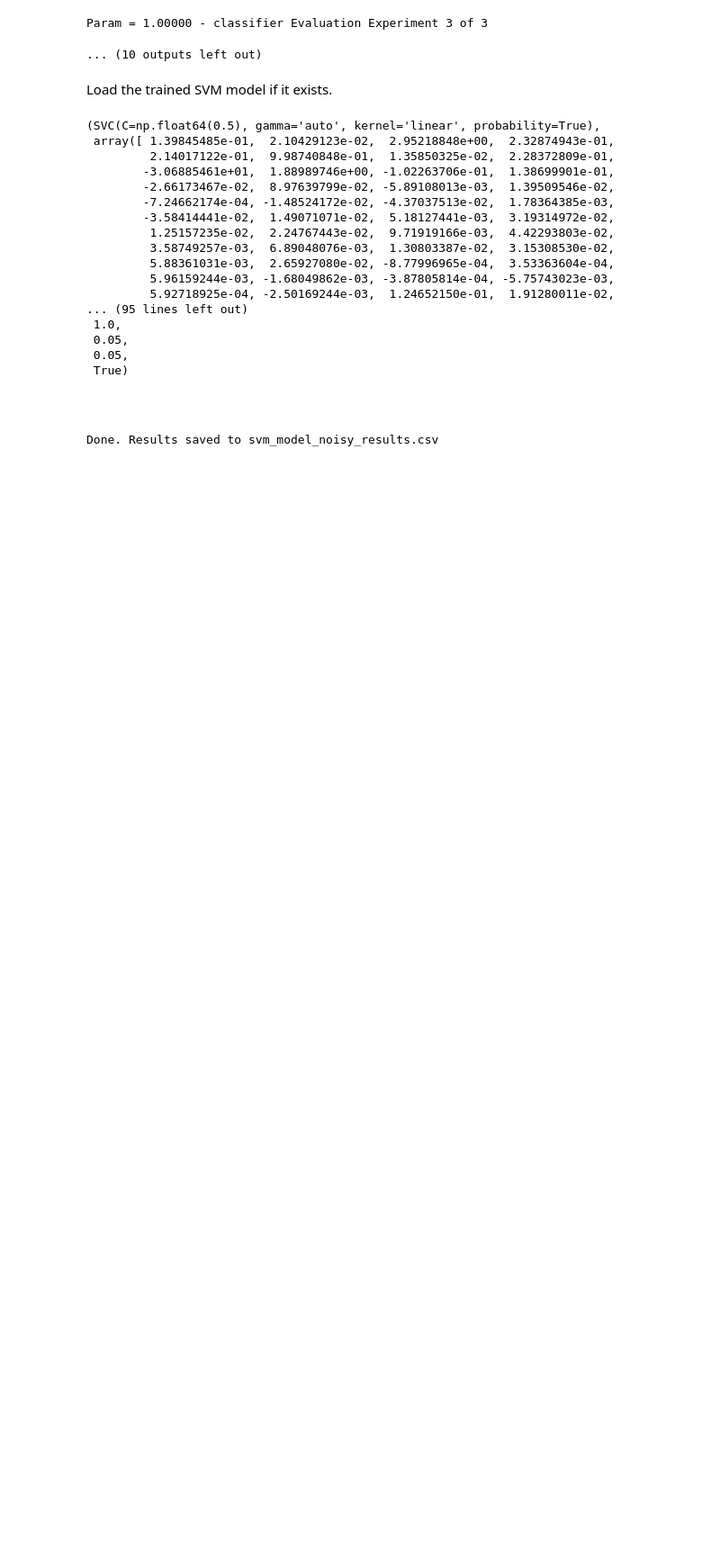
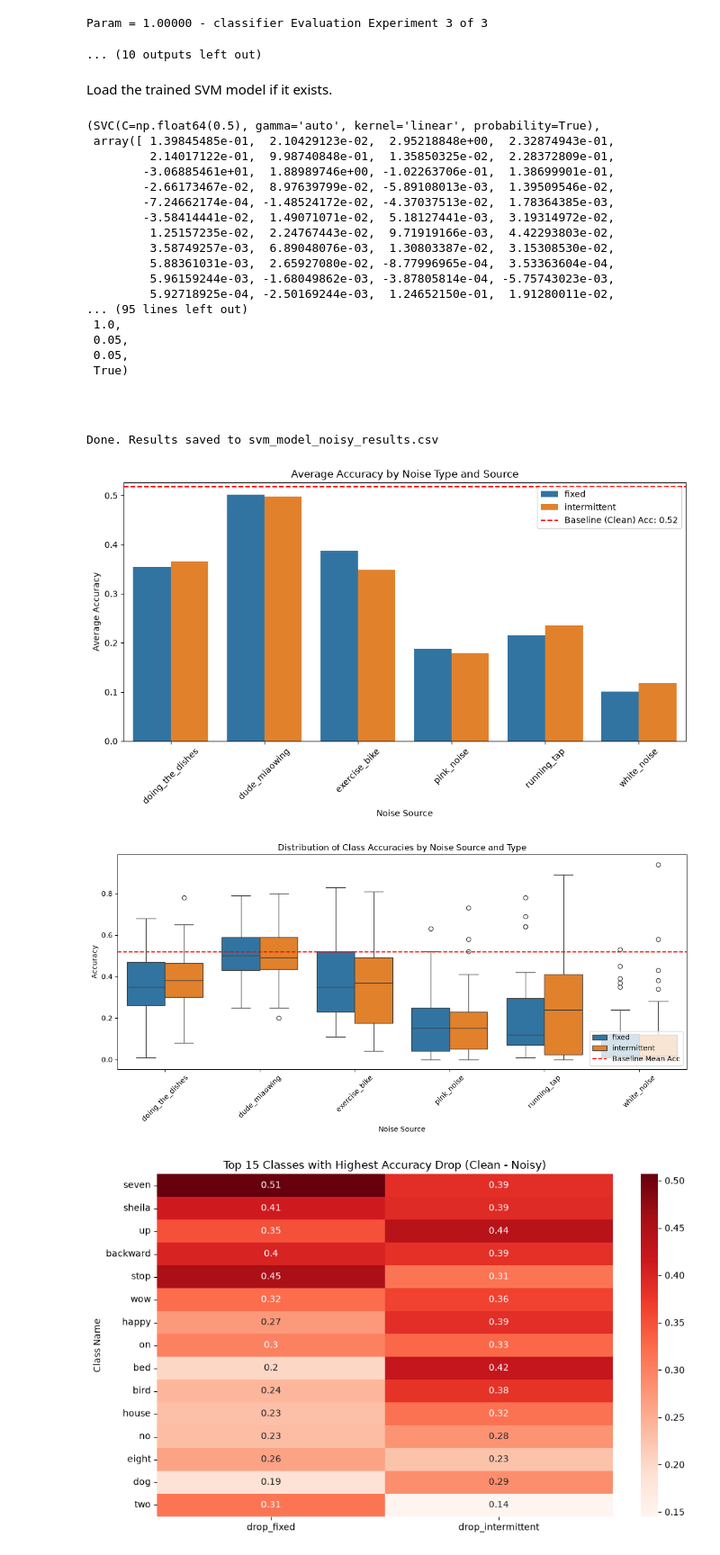
Before and after one commit to Yangix-w/SpeechCommandsClassification, a Jupyter notebook: main.ipynb, the cells around one changed output. Shown at 90% size. Saved outputs shown, nothing was run; the diff lists cells and outputs as text; code cells hidden in the pictures; blank space fills up the shorter version.

```diff
--- a/main.ipynb
+++ b/main.ipynb
@@ -307,3 +390,81 @@ with open(csv_name, "w", newline="", encoding="utf-8") as f:
 print("Done. Results saved to", csv_name)
 # %% [output]
 Done. Results saved to svm_model_noisy_results.csv
+# %%
+import pandas as pd
+import matplotlib.pyplot as plt
+import seaborn as sns
+
+# 1. Caricamento dei dati
+df_clean = pd.read_csv('svm_model_results.csv')
+df_noisy = pd.read_csv('svm_model_noisy_results.csv')
+
+# Calcolo dell'accuratezza media di base (sui dati puliti)
+baseline_acc = df_clean['accuracy'].mean()
+
+# ==========================================
+# GRAFICO 1: Bar Plot (Average Accuracy by Noise Type and Source)
+# ==========================================
+# Aggreghiamo i dati rumorosi per tipo e nome del rumore
+agg_noise = df_noisy.groupby(['noise_type', 'noise_name'])['accuracy'].mean().reset_index()
+
+plt.figure(figsize=(10, 6))
+sns.barplot(data=agg_noise, x='noise_name', y='accuracy', hue='noise_type')
+plt.axhline(baseline_acc, color='red', linestyle='--', label=f'Baseline (Clean) Acc: {baseline_acc:.2f}')
+plt.title('Average Accuracy by Noise Type and Source')
+plt.ylabel('Average Accuracy')
+plt.xlabel('Noise Source')
+plt.xticks(rotation=45)
+plt.legend()
+plt.tight_layout()
+plt.savefig('accuracy_by_noise.png')
+# plt.show() # Decommenta per visualizzare a schermo invece di salvare
+
+# ==========================================
+# GRAFICO 2: Boxplot (Distribution of Accuracies across classes)
+# ==========================================
+plt.figure(figsize=(12, 6))
+sns.boxplot(data=df_noisy, x='noise_name', y='accuracy', hue='noise_type')
+plt.axhline(baseline_acc, color='red', linestyle='--', label='Baseline Mean Acc')
+plt.title('Distribution of Class Accuracies by Noise Source and Type')
+plt.ylabel('Accuracy')
+plt.xlabel('Noise Source')
+plt.xticks(rotation=45)
+plt.legend(loc='lower right')
+plt.tight_layout()
+plt.savefig('boxplot_accuracy.png')
+# plt.show() # Decommenta per visualizzare a schermo invece di salvare
+
+# ==========================================
+# GRAFICO 3: Heatmap (Accuracy drop compared to baseline)
+# ==========================================
+# Prepariamo i dati per confrontare l'accuratezza pulita con quella rumorosa per ogni classe
+class_acc = df_clean[['class_name', 'accuracy']].rename(columns={'accuracy': 'clean_acc'})
+noisy_class_acc = df_noisy.groupby(['class_name', 'noise_type'])['accuracy'].mean().unstack().reset_index()
+
+# Uniamo i dataset
+merged_acc = pd.merge(class_acc, noisy_class_acc, on='class_name')
+
+# Calcoliamo il calo di performance
+merged_acc['drop_fixed'] = merged_acc['clean_acc'] - merged_acc['fixed']
+merged_acc['drop_intermittent'] = merged_acc['clean_acc'] - merged_acc['intermittent']
+
+# Ordiniamo per trovare le 15 classi più colpite (peggior calo medio)
+merged_acc['avg_drop'] = (merged_acc['drop_fixed'] + merged_acc['drop_intermittent']) / 2
+merged_acc_sorted = merged_acc.sort_values(by='avg_drop', ascending=False).head(15)
+
+plt.figure(figsize=(10, 6))
+sns.heatmap(
+    merged_acc_sorted[['drop_fixed', 'drop_intermittent']].set_index(merged_acc_sorted['class_name']),
+    annot=True,
+    cmap='Reds'
+)
+plt.title('Top 15 Classes with Highest Accuracy Drop (Clean - Noisy)')
+plt.ylabel('Class Name')
+plt.tight_layout()
+plt.savefig('heatmap_accuracy_drop.png')
+# plt.show() # Decommenta per visualizzare a schermo invece di salvare
+# %% [output]
+[figure, added]
+[figure, added]
+[figure, added]
```
Also changed, not shown: parts of 3 cells of this notebook, 3 other files.
